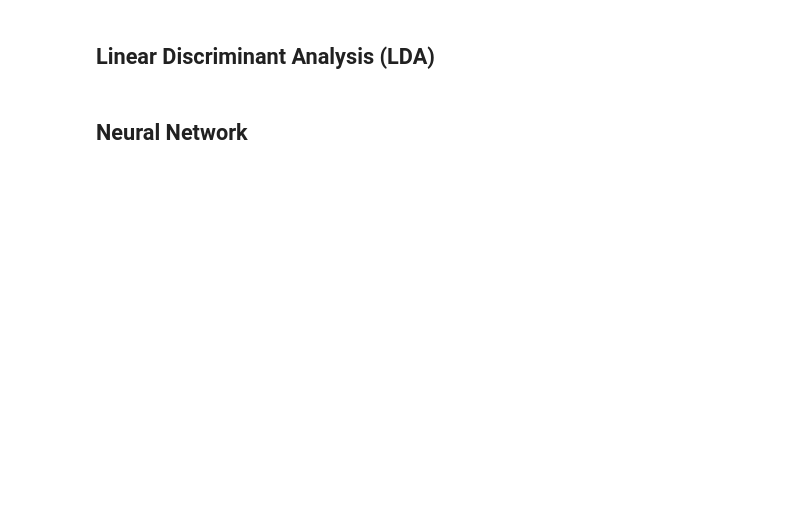
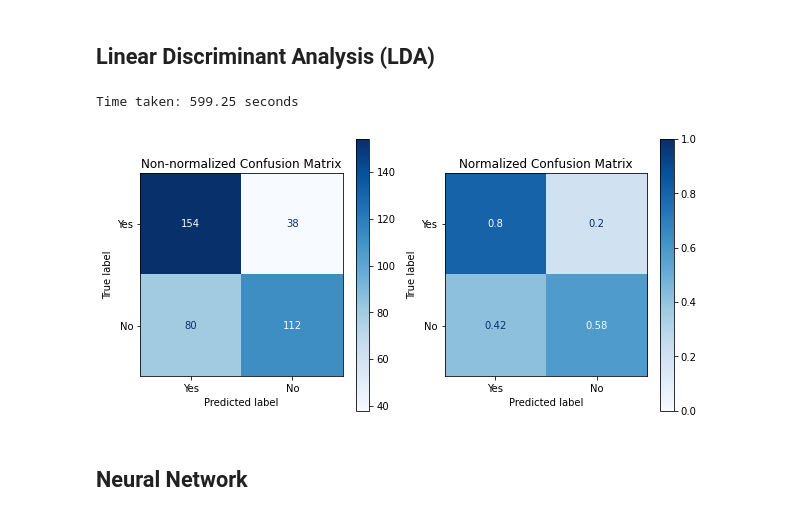
Before and after one commit to zengfung/MaskDetectionWithPython, a Jupyter notebook: Machine Learning Classification and Analysis.ipynb, the cells around one changed output. Saved outputs shown, nothing was run; the diff lists cells and outputs as text; code cells hidden in the pictures; blank space fills up the shorter version.

```diff
--- a/Machine Learning Classification and Analysis.ipynb
+++ b/Machine Learning Classification and Analysis.ipynb
@@ -409,5 +434,19 @@ Time taken: 79.92 seconds
 # %% [markdown]
 ## Linear Discriminant Analysis (LDA)
+# %%
+from sklearn.discriminant_analysis import LinearDiscriminantAnalysis
+
+start = time.time()
+classifier7 = LinearDiscriminantAnalysis(solver = 'svd')
+classifier7.fit(train_x, train_y)
+plot_confmat(classifier7, test_x, test_y_true)
+end = time.time()
+time_taken = end - start
+
+print('Time taken:', round(time_taken,2), 'seconds')
+# %% [output]
+Time taken: 599.25 seconds
+[figure, added]
 # %% [markdown]
 ## Neural Network
 # %% [markdown]
```
Also changed, not shown: parts of 13 cells of this notebook.
